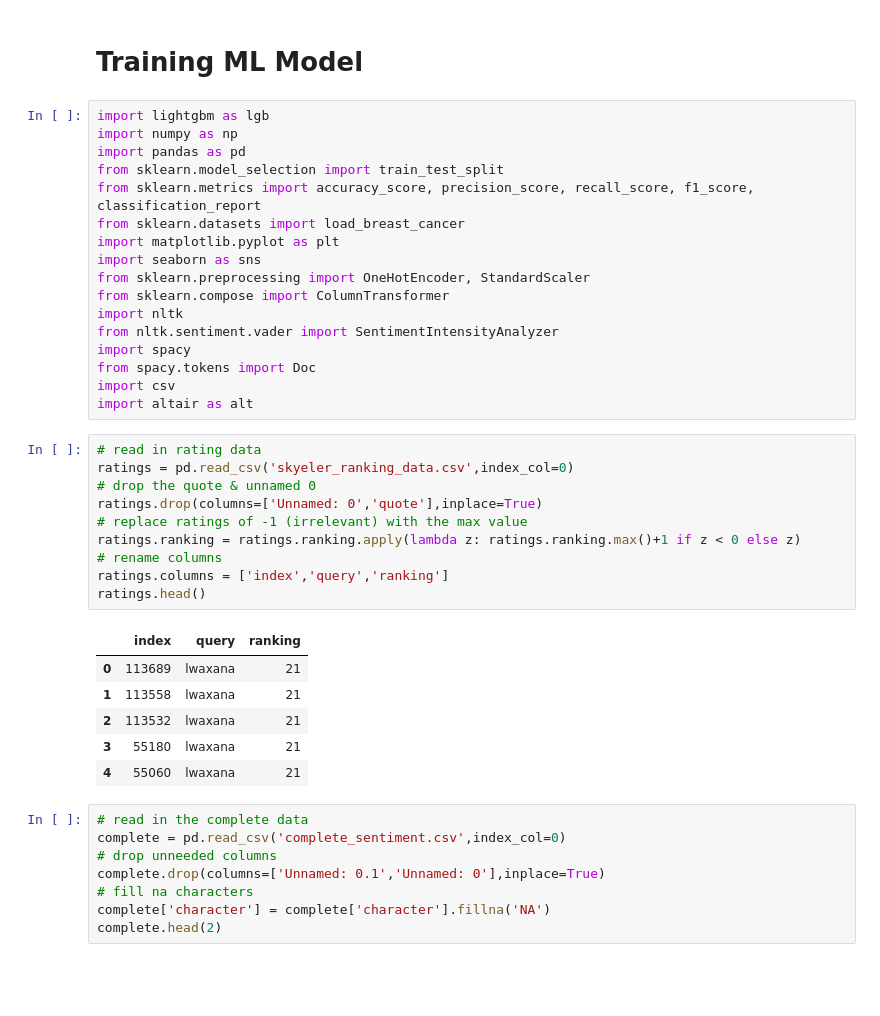
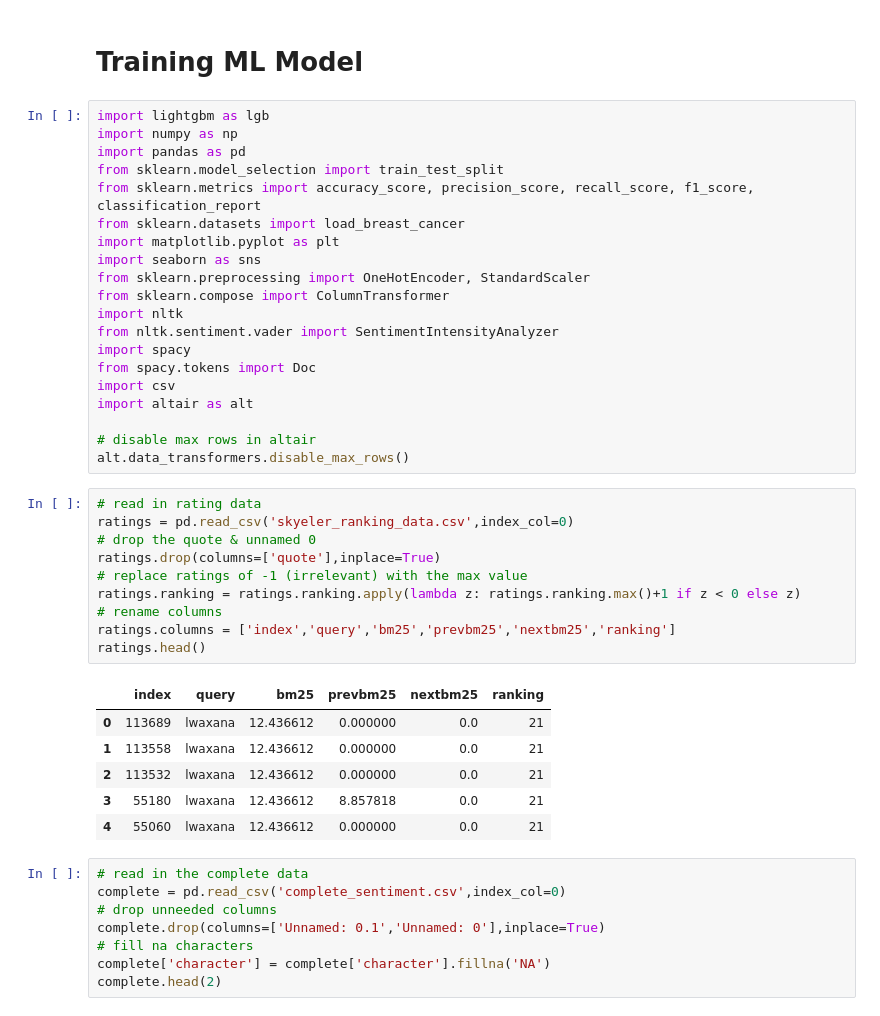
Before and after one commit to scmcqueen/StarTrek_SearchEngine, a Jupyter notebook: Training_ML_Model.ipynb, the cells around one changed output. Cells and saved outputs as stored; diff of their text form; blank space fills up the shorter version.

```diff
--- a/Training_ML_Model.ipynb
+++ b/Training_ML_Model.ipynb
@@ -17,23 +17,26 @@ import spacy
 from spacy.tokens import Doc
 import csv
 import altair as alt
+
+# disable max rows in altair
+alt.data_transformers.disable_max_rows()
 # %%
 # read in rating data
 ratings = pd.read_csv('skyeler_ranking_data.csv',index_col=0)
 # drop the quote & unnamed 0
-ratings.drop(columns=['Unnamed: 0','quote'],inplace=True)
+ratings.drop(columns=['quote'],inplace=True)
 # replace ratings of -1 (irrelevant) with the max value
 ratings.ranking = ratings.ranking.apply(lambda z: ratings.ranking.max()+1 if z < 0 else z)
 # rename columns
-ratings.columns = ['index','query','ranking']
+ratings.columns = ['index','query','bm25','prevbm25','nextbm25','ranking']
 ratings.head()
 # %% [output]
-|  | index | query | ranking |
-| 0 | 113689 | lwaxana | 21 |
-| 1 | 113558 | lwaxana | 21 |
-| 2 | 113532 | lwaxana | 21 |
-| 3 | 55180 | lwaxana | 21 |
-| 4 | 55060 | lwaxana | 21 |
+|  | index | query | bm25 | prevbm25 | nextbm25 | ranking |
+| 0 | 113689 | lwaxana | 12.436612 | 0.000000 | 0.0 | 21 |
+| 1 | 113558 | lwaxana | 12.436612 | 0.000000 | 0.0 | 21 |
+| 2 | 113532 | lwaxana | 12.436612 | 0.000000 | 0.0 | 21 |
+| 3 | 55180 | lwaxana | 12.436612 | 8.857818 | 0.0 | 21 |
+| 4 | 55060 | lwaxana | 12.436612 | 0.000000 | 0.0 | 21 |
 # %%
 # read in the complete data
 complete = pd.read_csv('complete_sentiment.csv',index_col=0)
```
Also changed, not shown: parts of 16 cells of this notebook, 15 other files.
